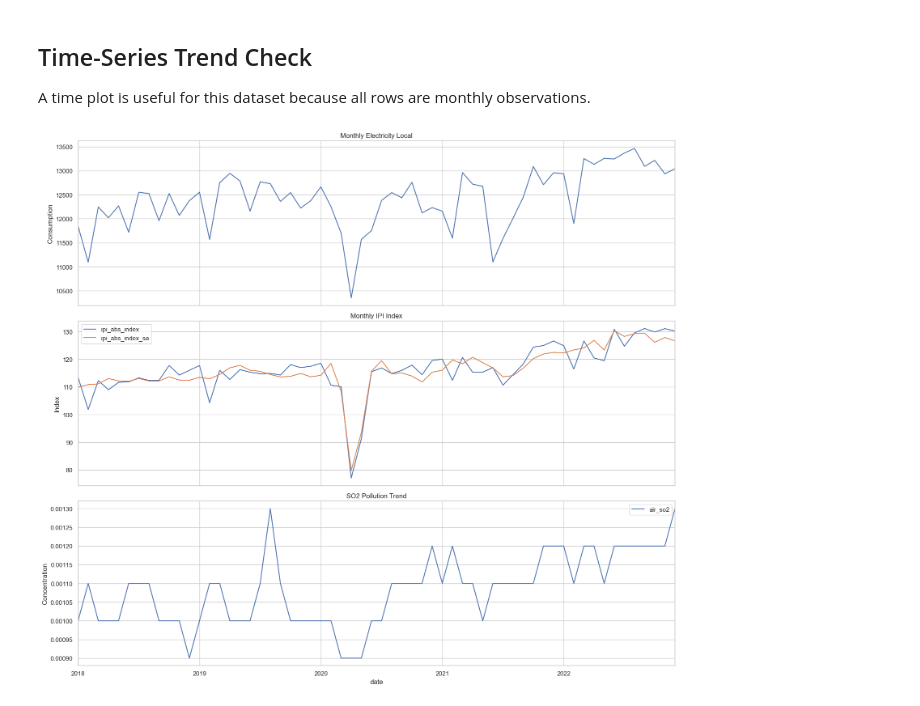
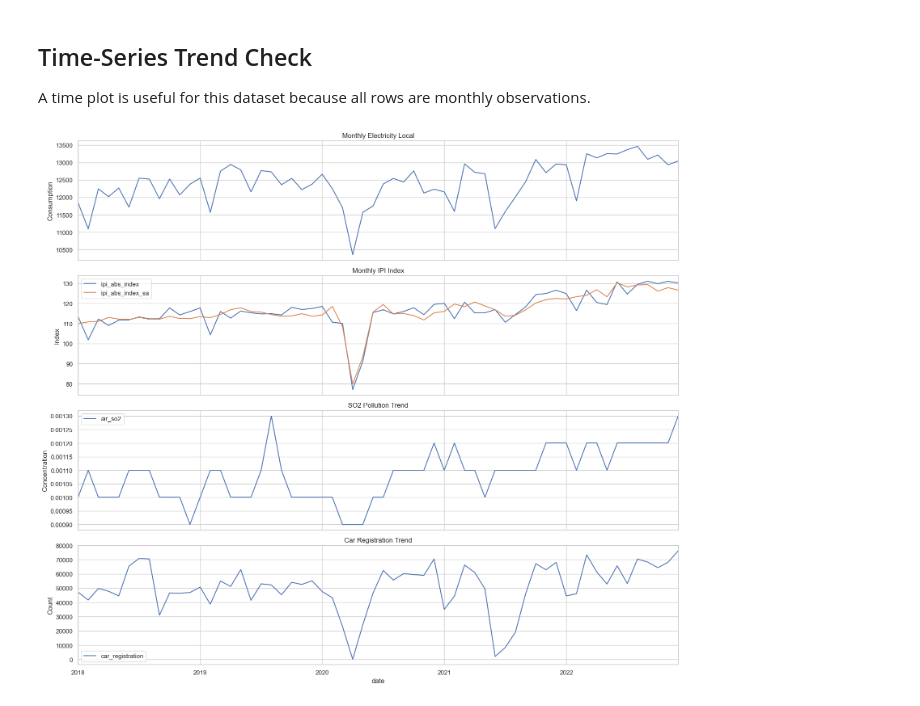
Before and after one commit to thelazycat-0728/COS40007-Design-Project, a Jupyter notebook: COS40007DataCleaning/DataCleaning.ipynb, the cells around one changed output. Saved outputs shown, nothing was run; the diff lists cells and outputs as text; code cells hidden in the pictures.

Commit message:
fix: updated data cleaning scripts to include car registration

```diff
--- a/COS40007DataCleaning/DataCleaning.ipynb
+++ b/COS40007DataCleaning/DataCleaning.ipynb
@@ -581,21 +611,25 @@ display(corr_with_total.to_frame("correlation_with_ipi_abs_index_sa"))
 ## Time-Series Trend Check
 A time plot is useful for this dataset because all rows are monthly observations.
 # %%
-fig, axes = plt.subplots(3, 1, figsize=(16, 14), sharex=True)
+fig, axes = plt.subplots(4, 1, figsize=(16, 14), sharex=True)
 
 eda.plot(x="date", y="electricity_local", ax=axes[0], legend=False)
 axes[0].set_title("Monthly Electricity Local")
 axes[0].set_ylabel("Consumption")
 
 eda.plot(x="date", y=["ipi_abs_index", "ipi_abs_index_sa"], ax=axes[1])
 axes[1].set_title("Monthly IPI Index")
 axes[1].set_ylabel("Index")
 
 eda.plot(x="date", y="air_so2", ax=axes[2])
 axes[2].set_title("SO2 Pollution Trend")
 axes[2].set_ylabel("Concentration")
 
+eda.plot(x="date", y="car_registration", ax=axes[3])
+axes[3].set_title("Car Registration Trend")
+axes[3].set_ylabel("Count")
+
 plt.tight_layout()
 plt.show()
 # %% [output]
-[figure, old version]
+[figure, new version]
```
Also changed, not shown: parts of 18 cells of this notebook, 4 other files.
